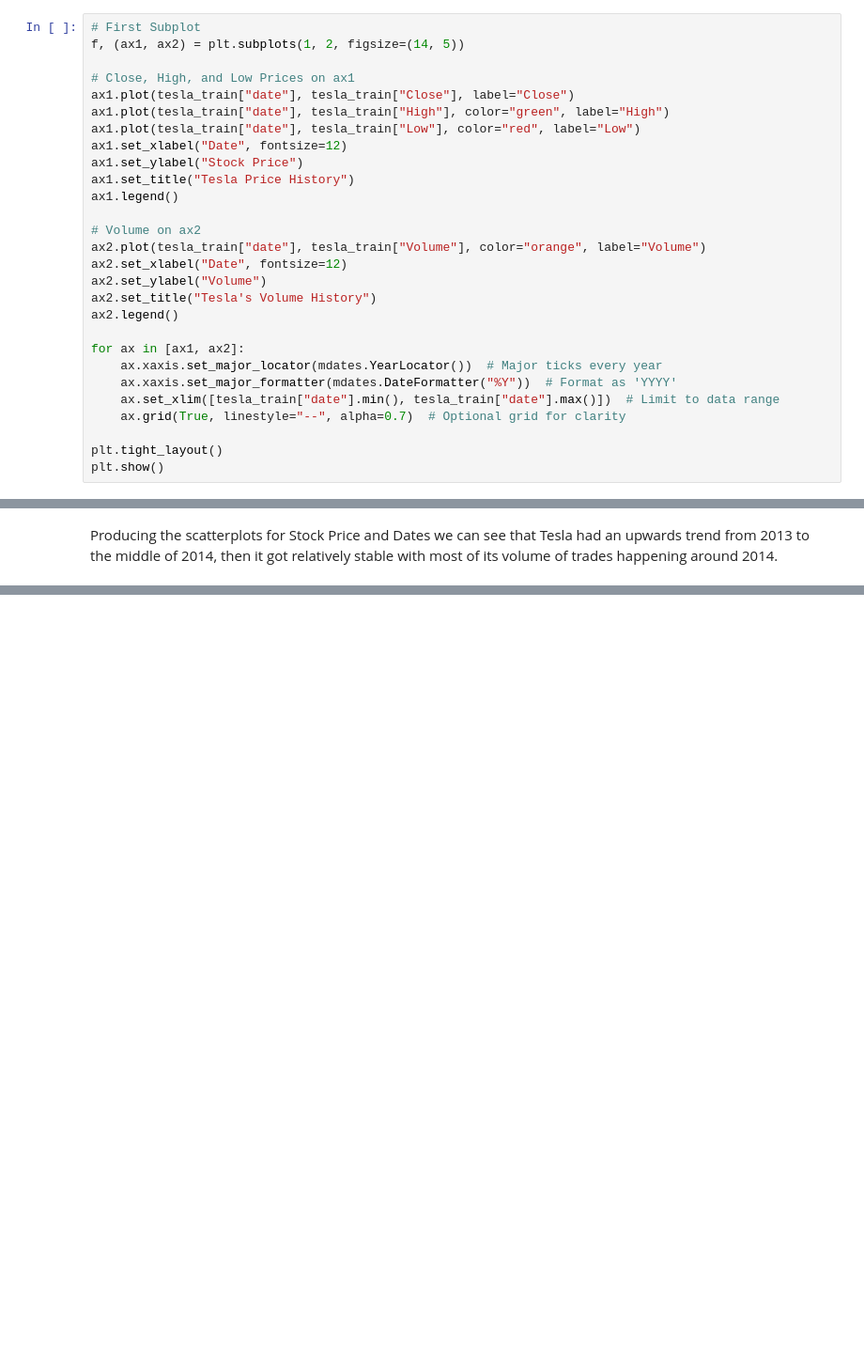
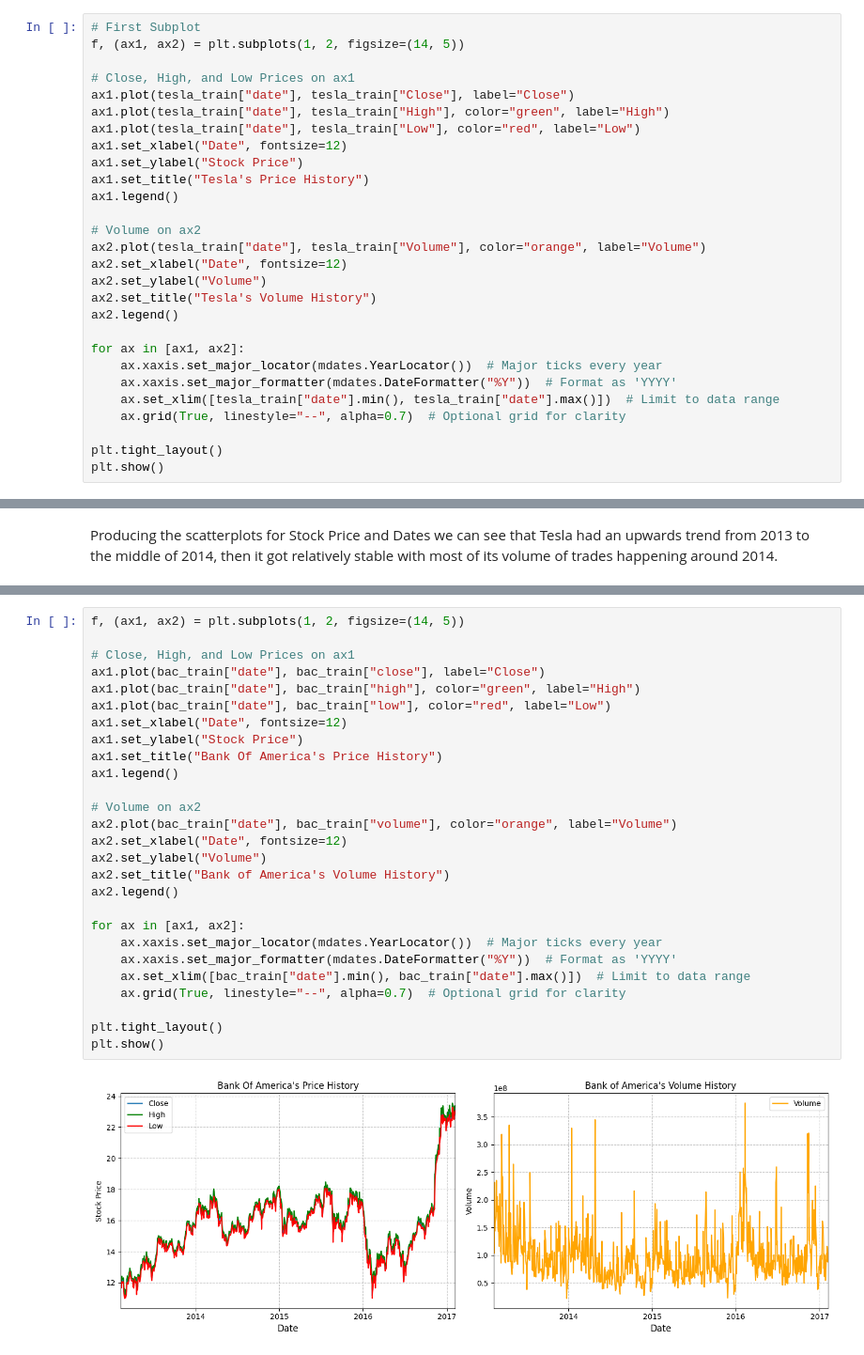
Before and after one commit to Vondent/stock-price-analysis, a Jupyter notebook: stock-price-analysis.ipynb, the cells around one changed output, grey strips where cells are left out. Shown at 94% size. Drawn from its saved outputs; the diff is of its cells as text; blank space fills up the shorter version.

Commit message:
generated more graphs

```diff
--- a/stock-price-analysis.ipynb
+++ b/stock-price-analysis.ipynb
@@ -437,7 +438,7 @@ ax1.plot(tesla_train["date"], tesla_train["High"], color="green", label="High")
 ax1.plot(tesla_train["date"], tesla_train["Low"], color="red", label="Low")
 ax1.set_xlabel("Date", fontsize=12)
 ax1.set_ylabel("Stock Price")
-ax1.set_title("Tesla Price History")
+ax1.set_title("Tesla's Price History")
 ax1.legend()
 
 # Volume on ax2
@@ -461,0 +465,29 @@ Producing the scatterplots for Stock Price and Dates we can see that Tesla had a
+# %%
+f, (ax1, ax2) = plt.subplots(1, 2, figsize=(14, 5))
+
+# Close, High, and Low Prices on ax1
+ax1.plot(bac_train["date"], bac_train["close"], label="Close")
+ax1.plot(bac_train["date"], bac_train["high"], color="green", label="High")
+ax1.plot(bac_train["date"], bac_train["low"], color="red", label="Low")
+ax1.set_xlabel("Date", fontsize=12)
+ax1.set_ylabel("Stock Price")
+ax1.set_title("Bank Of America's Price History")
+ax1.legend()
+
+# Volume on ax2
+ax2.plot(bac_train["date"], bac_train["volume"], color="orange", label="Volume")
+ax2.set_xlabel("Date", fontsize=12)
+ax2.set_ylabel("Volume")
+ax2.set_title("Bank of America's Volume History")
+ax2.legend()
+
+for ax in [ax1, ax2]:
+    ax.xaxis.set_major_locator(mdates.YearLocator())  # Major ticks every year
+    ax.xaxis.set_major_formatter(mdates.DateFormatter("%Y"))  # Format as 'YYYY'
+    ax.set_xlim([bac_train["date"].min(), bac_train["date"].max()])  # Limit to data range
+    ax.grid(True, linestyle="--", alpha=0.7)  # Optional grid for clarity
+
+plt.tight_layout()
+plt.show()
+# %% [output]
+[figure, added]
```
Also changed, not shown: parts of 14 cells of this notebook.
